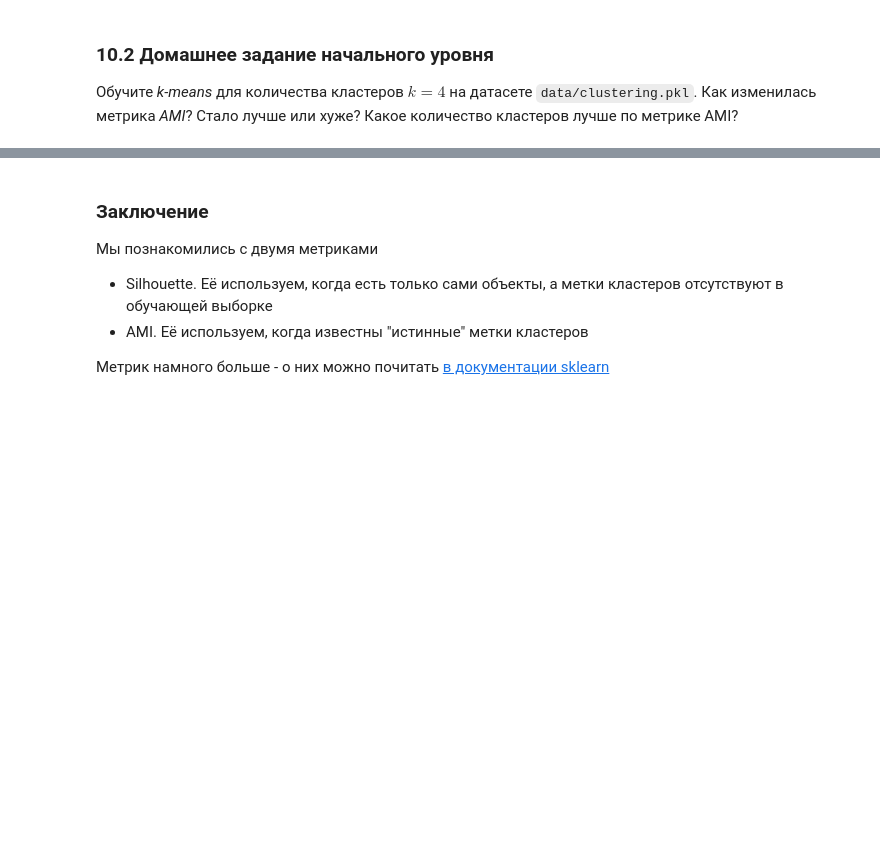
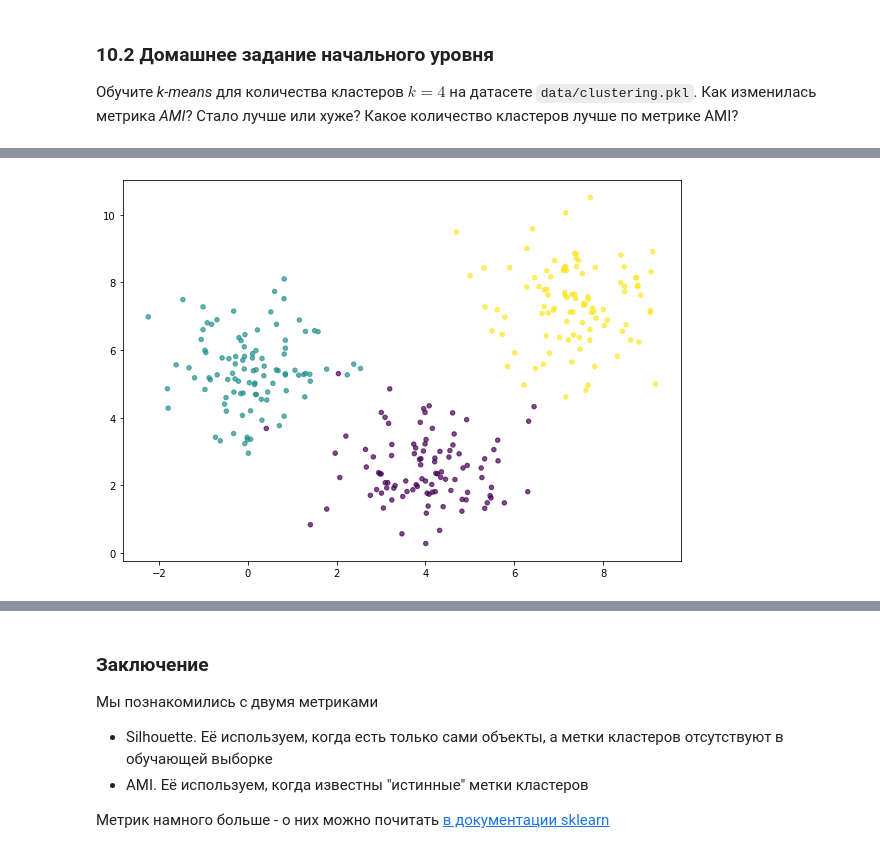
Before and after one commit to vegorovmsk/ml_beginner_level, a Jupyter notebook: 07_clasterization/jun_ml_7_hw_6.ipynb, the cells around one changed output, grey strips where cells are left out. Cells and saved outputs as stored; diff of their text form; code cells hidden in the pictures; blank space fills up the shorter version.

```diff
--- a/07_clasterization/jun_ml_7_hw_6.ipynb
+++ b/07_clasterization/jun_ml_7_hw_6.ipynb
@@ -31,0 +98,5 @@
+# %%
+import pandas as pd
+import numpy as np
+data = pd.read_csv("data/7.10_clustering_hw.csv")
+data.head()
@@ -31,0 +113,6 @@
+# %%
+plt.figure(figsize=(10, 7))
+plt.scatter(data.x1, data.x2, 20, c=data.y, alpha=0.7)
+plt.show()
+# %% [output]
+[figure, added]
```
Also changed, not shown: parts of 22 cells of this notebook, 2 other files.
